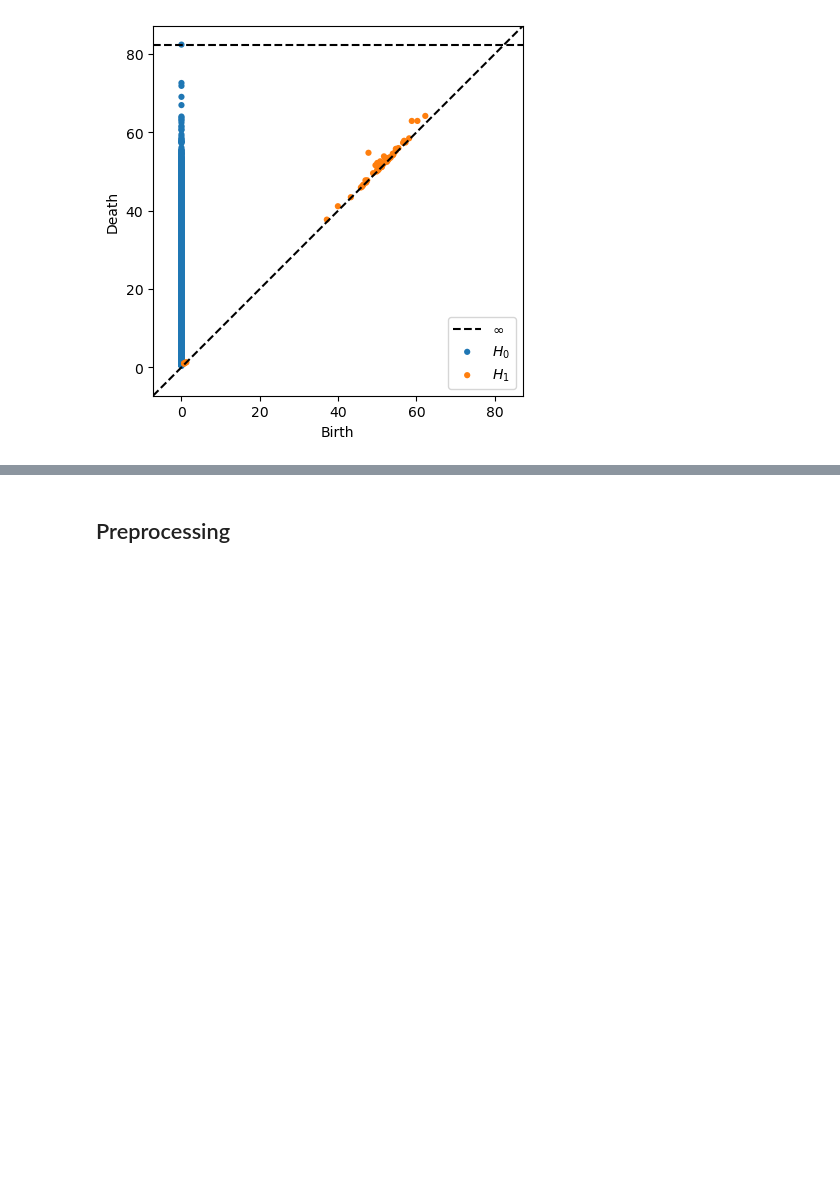
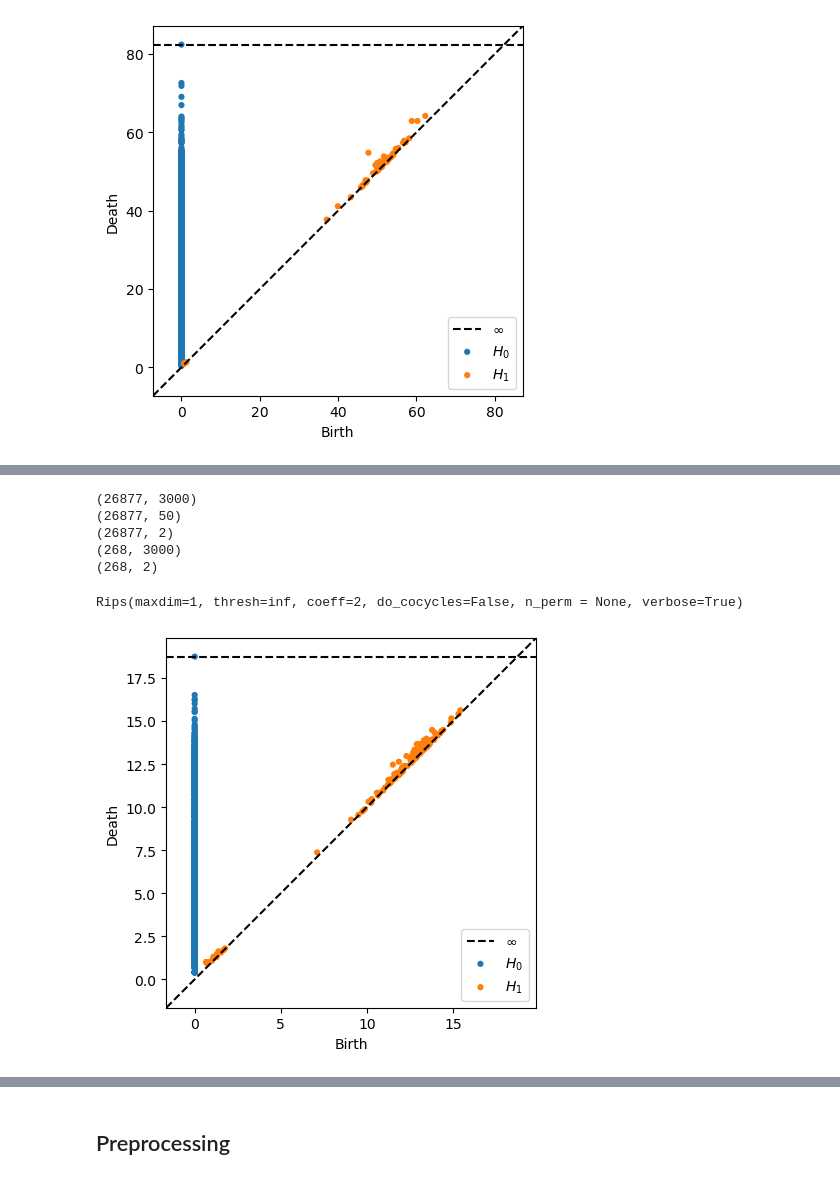
Before and after one commit to Orecchia-Research-Group/manifold_learning, a Jupyter notebook: TDA for ILCs.ipynb, the cells around one changed output, grey strips where cells are left out. Drawn from its saved outputs; the diff is of its cells as text; code cells hidden in the pictures; blank space fills up the shorter version.

```diff
--- a/TDA for ILCs.ipynb
+++ b/TDA for ILCs.ipynb
@@ -508,0 +543,52 @@ Rips(maxdim=1, thresh=inf, coeff=2, do_cocycles=False, n_perm = None, verbose=Tr
+# %%
+#Numpy array with normalized reads for all cells (includes variable genes)
+#norm_reads = np.array(norm_reads)
+norm_reads = np.array(ILC_total_reads)
+print(norm_reads.shape)
+PCA_coord = np.array(PCA_coord)
+print(PCA_coord.shape)
+Diff_coord = np.array(Diff)
+print(Diff_coord.shape)
+
+#Number of genes to initialize new matrix
+genes = Gene_list.shape[0]
+reads = np.zeros((1,3000)) # 15806 for all genes
+
+PCA_reads = np.zeros((1,50))
+Diff_reads = np.zeros((1,2)) # 15 for Diff_coord
+
+#Going through all of the cells, if index in landmarks we should pull the associated gene expression data
+for i in landmarks:
+    next_cell = norm_reads[i,:]
+    next_cell = np.reshape(next_cell, (1, 3000 )) # 15806 for all genes
+    reads = np.append(reads, next_cell, axis = 0)
+
+    next_PCA = PCA_coord[i,:]
+    next_PCA = np.reshape(next_PCA, (1,50))
+    PCA_reads = np.append(PCA_reads, next_PCA, axis = 0)
+
+    next_Diff = Diff_coord[i,:]
+    next_Diff = np.reshape(next_Diff, (1,2))
+    Diff_reads = np.append(Diff_reads, next_Diff, axis = 0)
+
+#To get the indices to work out I have a row of zeros at the top that I need to omit
+reads = reads[1:, :]
+PCA_reads = PCA_reads[1:, :]
+Diff_reads = Diff_reads[1:, :]
+
+print(reads.shape)
+print(Diff_reads.shape)
+# %% [output]
+(26877, 3000)
+(26877, 50)
+(26877, 2)
+(268, 3000)
+(268, 2)
+# %%
+rips = Rips()
+data = reads #variable genes, landmark cells
+diagrams = rips.fit_transform(data.T, distance_matrix=False, metric="euclidean")
+rips.plot(diagrams)
+# %% [output]
+Rips(maxdim=1, thresh=inf, coeff=2, do_cocycles=False, n_perm = None, verbose=True)
+[figure, added]
```
Also changed, not shown: parts of 9 cells of this notebook.
